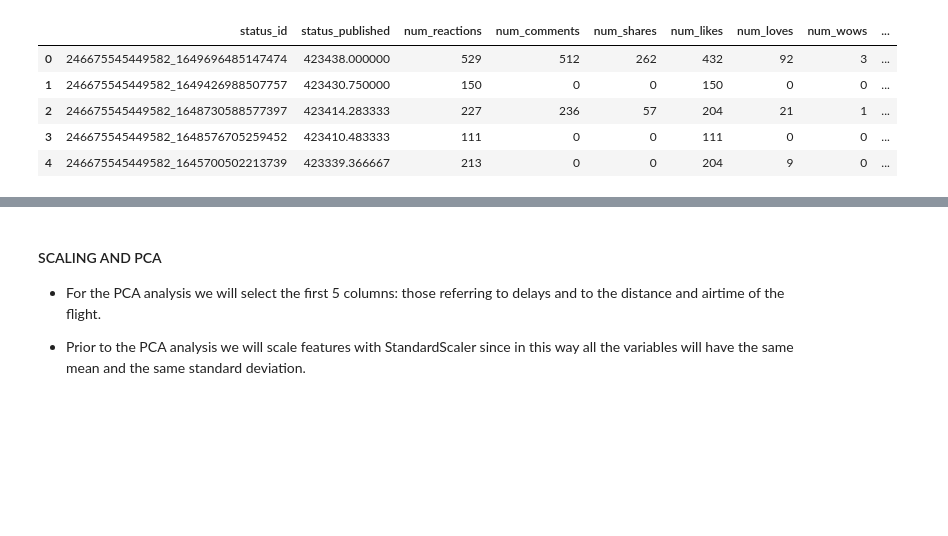
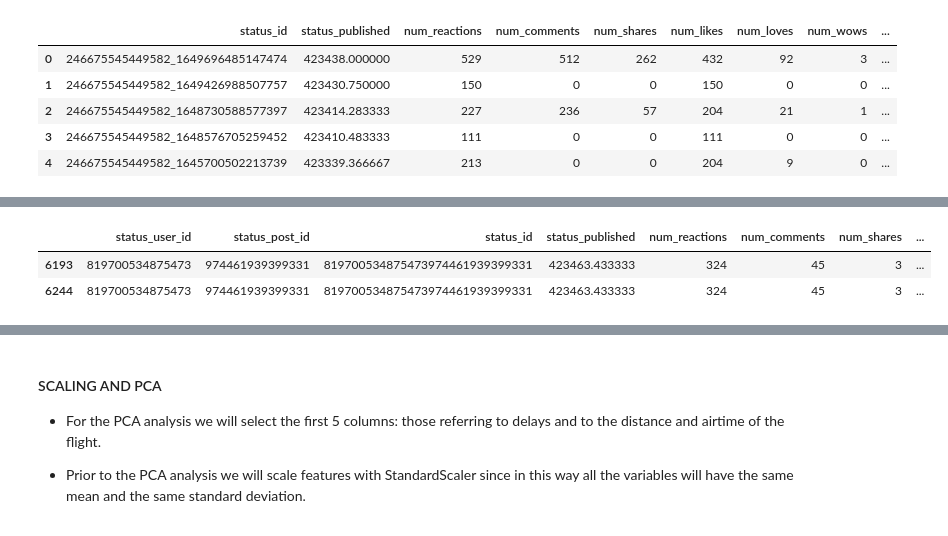
Before and after one commit to David-DataScience/Unsupervised_Learning, a Jupyter notebook: S08.ipynb, the cells around one changed output, grey strips where cells are left out. Drawn from its saved outputs; the diff is of its cells as text; code cells hidden in the pictures; blank space fills up the shorter version.

```diff
--- a/S08.ipynb
+++ b/S08.ipynb
@@ -357,0 +296,6 @@ data.head()
+# %%
+data[data['status_id']=='819700534875473974461939399331']
+# %% [output]
+|  | status_user_id | status_post_id | status_id | status_published | num_reactions | num_comments | num_shares | ... |
+| 6193 | 819700534875473 | 974461939399331 | 819700534875473974461939399331 | 423463.433333 | 324 | 45 | 3 | ... |
+| 6244 | 819700534875473 | 974461939399331 | 819700534875473974461939399331 | 423463.433333 | 324 | 45 | 3 | ... |
```
Also changed, not shown: parts of 49 cells of this notebook.
